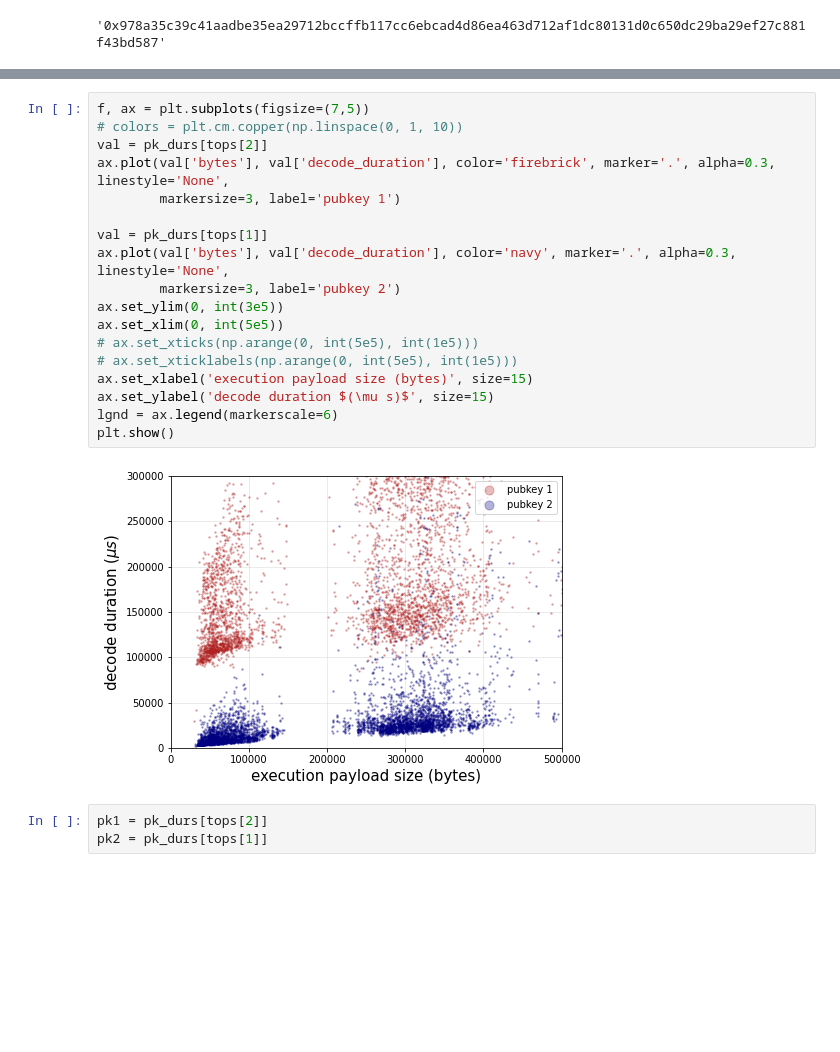
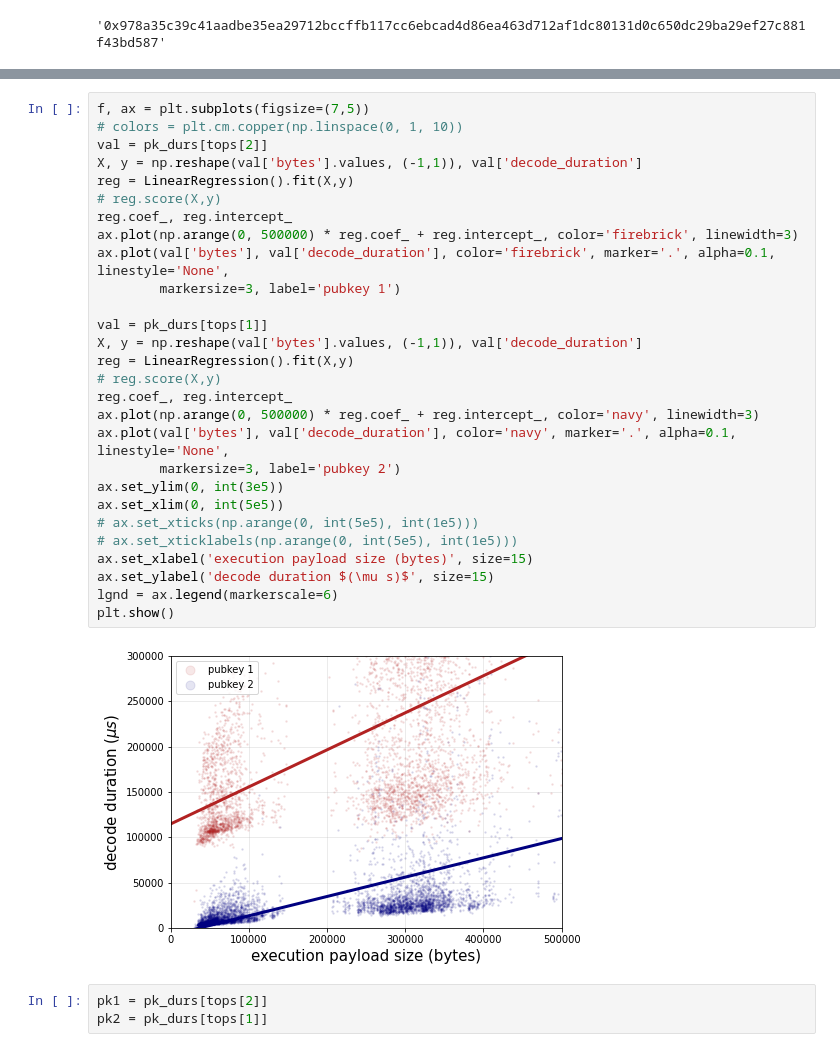
Before and after one commit to michaelneuder/relay-data, a Jupyter notebook: frontier.ipynb, the cells around one changed output, grey strips where cells are left out. Saved outputs shown, nothing was run; the diff lists cells and outputs as text; blank space fills up the shorter version.

Commit message:
decode specific

```diff
--- a/frontier.ipynb
+++ b/frontier.ipynb
@@ -361,23 +396,33 @@ tops[1]
 # %%
 f, ax = plt.subplots(figsize=(7,5))
 # colors = plt.cm.copper(np.linspace(0, 1, 10))
 val = pk_durs[tops[2]]
-ax.plot(val['bytes'], val['decode_duration'], color='firebrick', marker='.', alpha=0.3, linestyle='None',
+X, y = np.reshape(val['bytes'].values, (-1,1)), val['decode_duration']
+reg = LinearRegression().fit(X,y)
+# reg.score(X,y)
+reg.coef_, reg.intercept_
+ax.plot(np.arange(0, 500000) * reg.coef_ + reg.intercept_, color='firebrick', linewidth=3)
+ax.plot(val['bytes'], val['decode_duration'], color='firebrick', marker='.', alpha=0.1, linestyle='None',
         markersize=3, label='pubkey 1')
 
 val = pk_durs[tops[1]]
-ax.plot(val['bytes'], val['decode_duration'], color='navy', marker='.', alpha=0.3, linestyle='None',
+X, y = np.reshape(val['bytes'].values, (-1,1)), val['decode_duration']
+reg = LinearRegression().fit(X,y)
+# reg.score(X,y)
+reg.coef_, reg.intercept_
+ax.plot(np.arange(0, 500000) * reg.coef_ + reg.intercept_, color='navy', linewidth=3)
+ax.plot(val['bytes'], val['decode_duration'], color='navy', marker='.', alpha=0.1, linestyle='None',
         markersize=3, label='pubkey 2')
 ax.set_ylim(0, int(3e5))
 ax.set_xlim(0, int(5e5))
 # ax.set_xticks(np.arange(0, int(5e5), int(1e5)))
 # ax.set_xticklabels(np.arange(0, int(5e5), int(1e5)))
 ax.set_xlabel('execution payload size (bytes)', size=15)
 ax.set_ylabel('decode duration $(\mu s)$', size=15)
 lgnd = ax.legend(markerscale=6)
 plt.show()
 # %% [output]
-[figure, old version]
+[figure, new version]
 # %%
 pk1 = pk_durs[tops[2]]
 pk2 = pk_durs[tops[1]]
```
Also changed, not shown: parts of 6 cells of this notebook.
